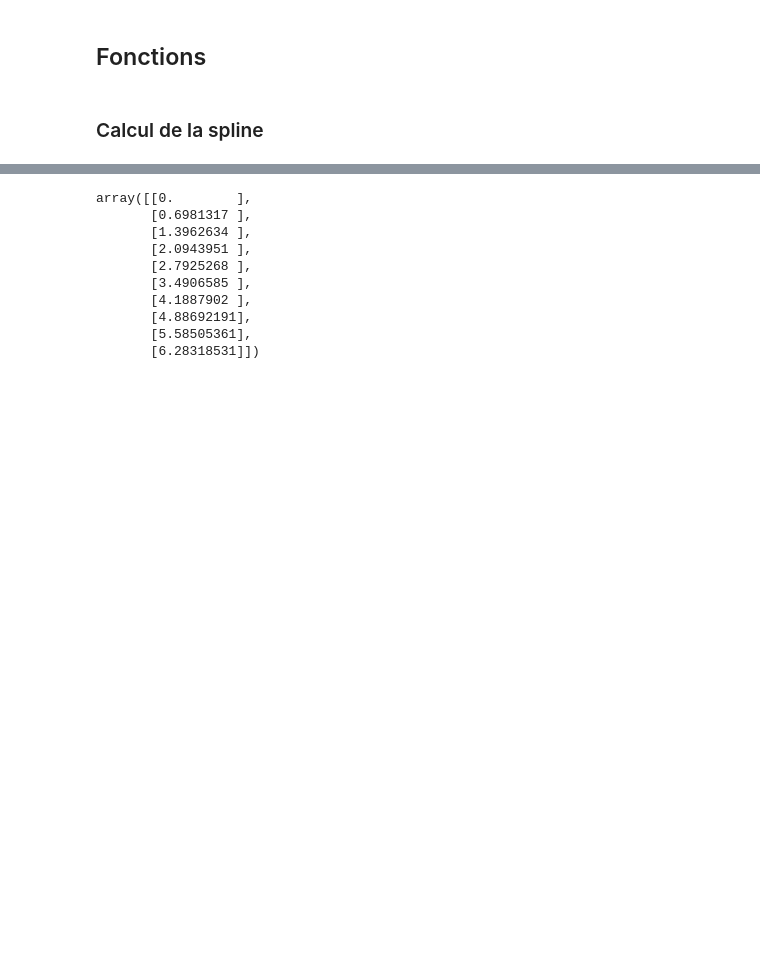
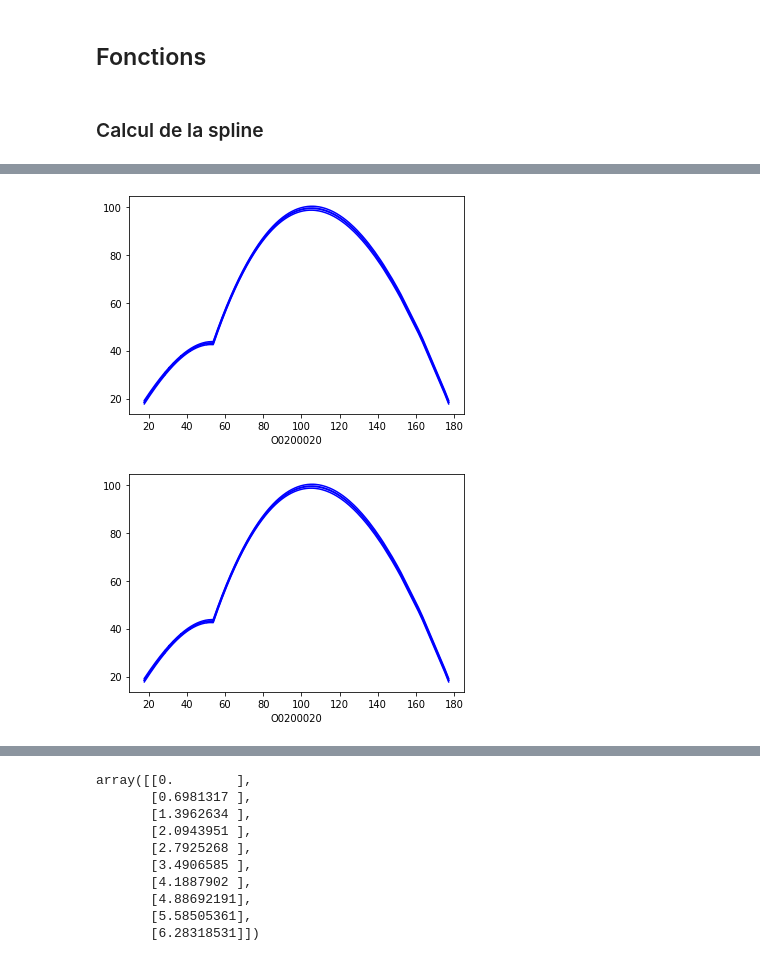
Before and after one commit to JlnZhou/ProjectML, a Jupyter notebook: Regression_Spline.ipynb, the cells around one changed output, grey strips where cells are left out. Saved outputs shown, nothing was run; the diff lists cells and outputs as text; code cells hidden in the pictures; blank space fills up the shorter version.

Commit message:
Regression Spline

```diff
--- a/Regression_Spline.ipynb
+++ b/Regression_Spline.ipynb
@@ -42,0 +212,4 @@ Name: Date, Length: 4380, dtype: datetime64[ns]
+# %%
+spline = CyclicCubicSplines(X["O0200020"], df = [2])
+# %%
+compo = GLMGam.from_formula('O0200020~Date', X, smoother=spline)
@@ -42,0 +220,2 @@ Name: Date, Length: 4380, dtype: datetime64[ns]
+# %%
+res = compo.fit()
@@ -42,0 +240,5 @@ Name: Date, Length: 4380, dtype: datetime64[ns]
+# %%
+res.plot_partial(0)
+# %% [output]
+[figure, added]
+[figure, added]
```
Also changed, not shown: parts of 24 cells of this notebook, 1 other file.
